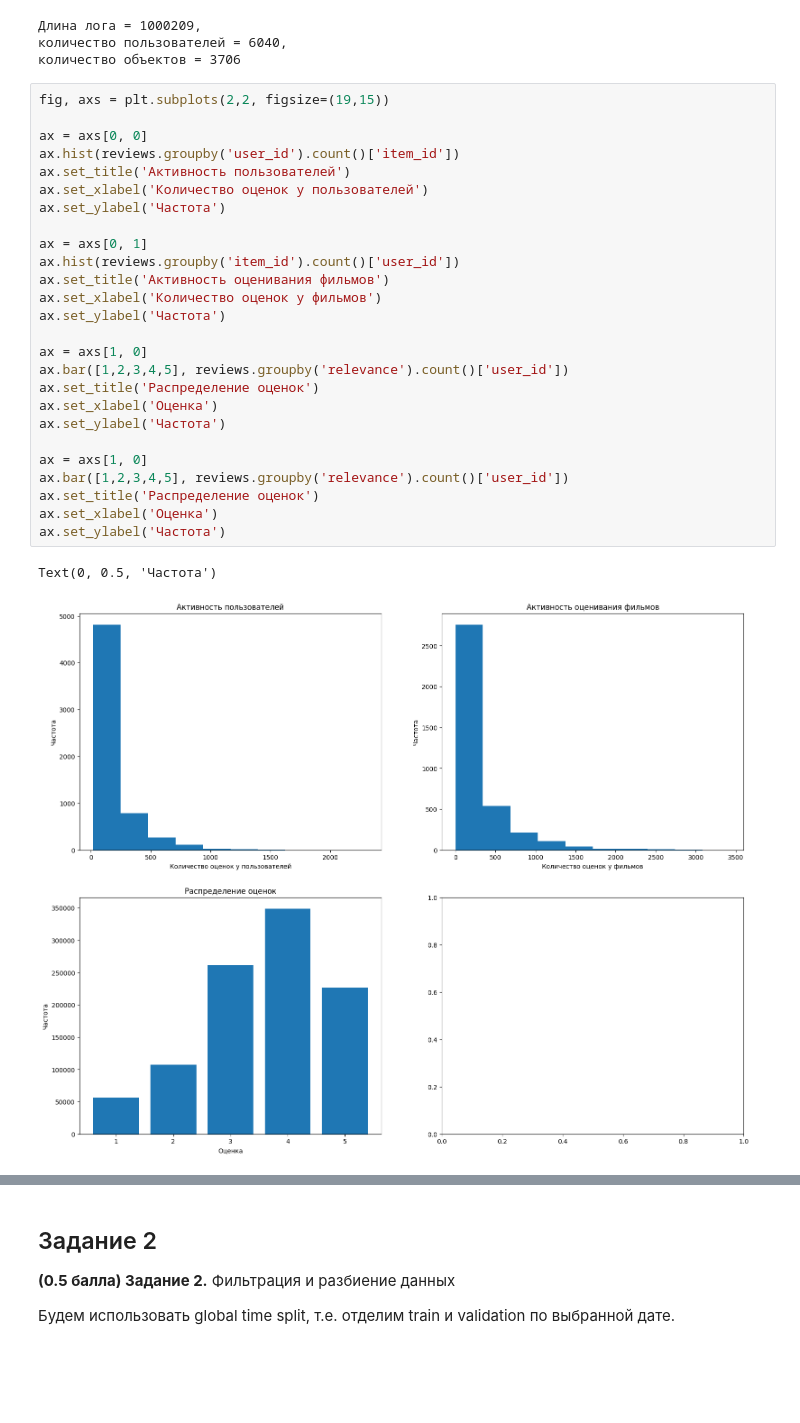
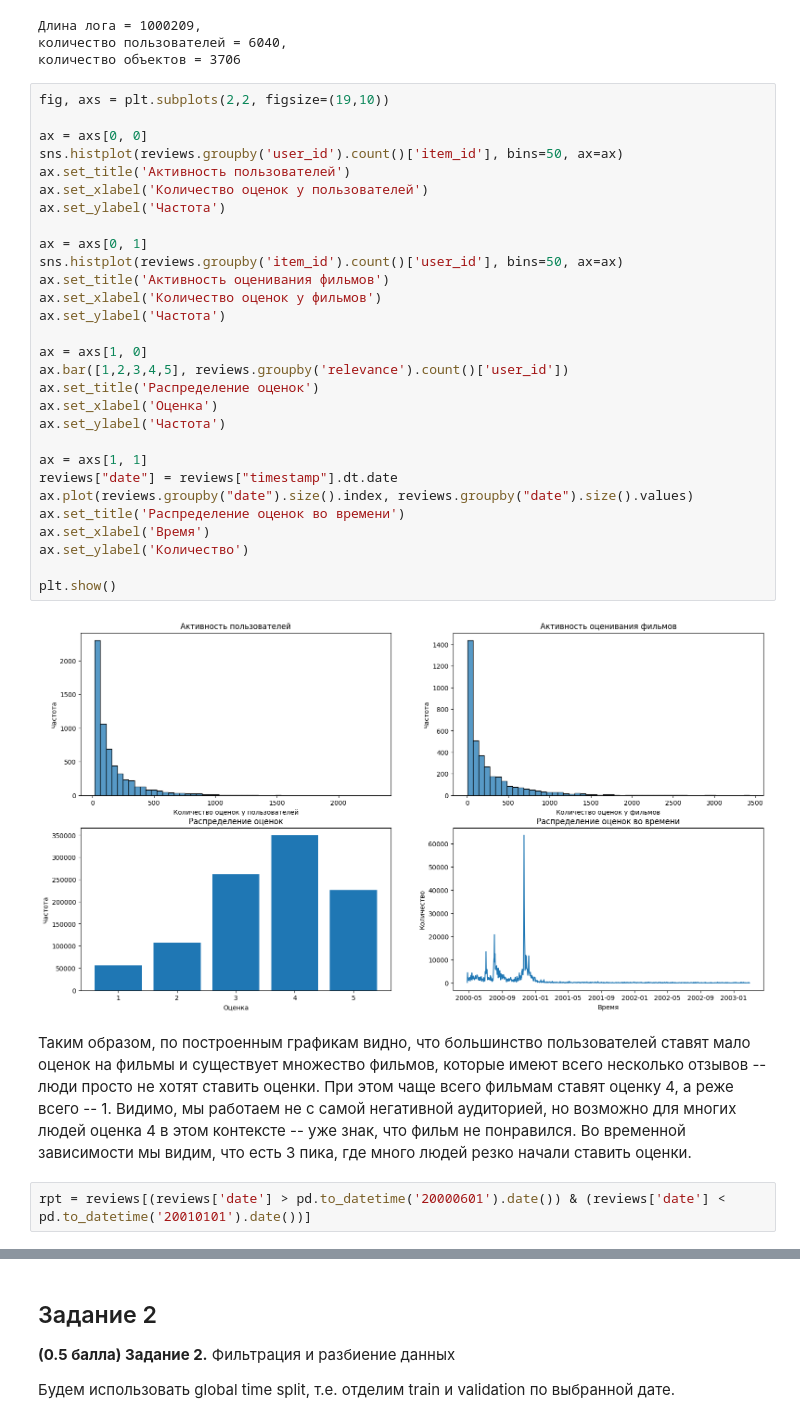
Before and after one commit to DlMarsh/RecSys-Homework, a Jupyter notebook: homeworks/hw_01/rs_hw01.ipynb, the cells around one changed output, grey strips where cells are left out. Drawn from its saved outputs; the diff is of its cells as text; blank space fills up the shorter version.

```diff
--- a/homeworks/hw_01/rs_hw01.ipynb
+++ b/homeworks/hw_01/rs_hw01.ipynb
@@ -104,31 +104,37 @@ get_log_info(reviews)
 количество пользователей = 6040,
 количество объектов = 3706
 # %%
-fig, axs = plt.subplots(2,2, figsize=(19,15))
+fig, axs = plt.subplots(2,2, figsize=(19,10))
 
 ax = axs[0, 0]
-ax.hist(reviews.groupby('user_id').count()['item_id'])
+sns.histplot(reviews.groupby('user_id').count()['item_id'], bins=50, ax=ax)
 ax.set_title('Активность пользователей')
 ax.set_xlabel('Количество оценок у пользователей')
 ax.set_ylabel('Частота')
 
 ax = axs[0, 1]
-ax.hist(reviews.groupby('item_id').count()['user_id'])
+sns.histplot(reviews.groupby('item_id').count()['user_id'], bins=50, ax=ax)
 ax.set_title('Активность оценивания фильмов')
 ax.set_xlabel('Количество оценок у фильмов')
 ax.set_ylabel('Частота')
 
 ax = axs[1, 0]
 ax.bar([1,2,3,4,5], reviews.groupby('relevance').count()['user_id'])
 ax.set_title('Распределение оценок')
 ax.set_xlabel('Оценка')
 ax.set_ylabel('Частота')
 
-ax = axs[1, 0]
-ax.bar([1,2,3,4,5], reviews.groupby('relevance').count()['user_id'])
-ax.set_title('Распределение оценок')
-ax.set_xlabel('Оценка')
-ax.set_ylabel('Частота')
+ax = axs[1, 1]
+reviews["date"] = reviews["timestamp"].dt.date
+ax.plot(reviews.groupby("date").size().index, reviews.groupby("date").size().values)
+ax.set_title('Распределение оценок во времени')
+ax.set_xlabel('Время')
+ax.set_ylabel('Количество')
+
+plt.show()
 # %% [output]
-Text(0, 0.5, 'Частота')
-[figure, old version]
+[figure, new version]
+# %% [markdown]
+Таким образом, по построенным графикам видно, что большинство пользователей ставят мало оценок на фильмы и существует множество фильмов, которые имеют всего несколько отзывов -- люди просто не хотят ставить оценки. При этом чаще всего фильмам ставят оценку 4, а реже всего -- 1. Видимо, мы работаем не с самой негативной аудиторией, но возможно для многих людей оценка 4 в этом контексте -- уже знак, что фильм не понравился. Во временной зависимости мы видим, что есть 3 пика, где много людей резко начали ставить оценки.
+# %%
+rpt = reviews[(reviews['date'] > pd.to_datetime('20000601').date()) & (reviews['date'] < pd.to_datetime('20010101').date())]
```
Also changed, not shown: parts of 17 cells of this notebook.
